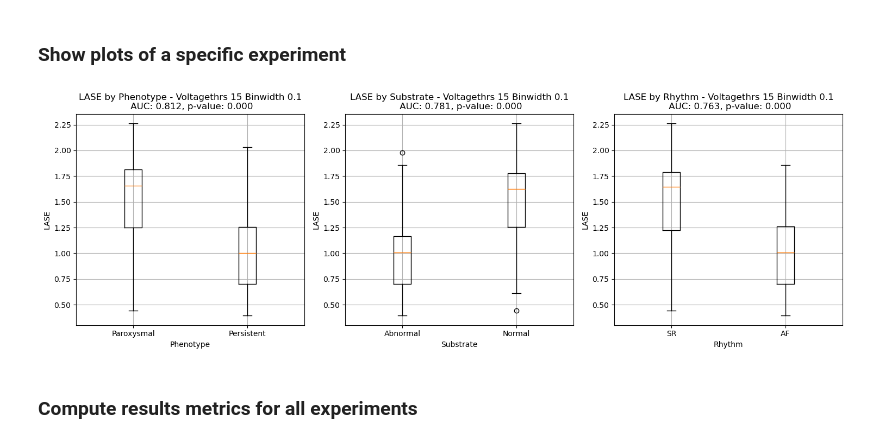
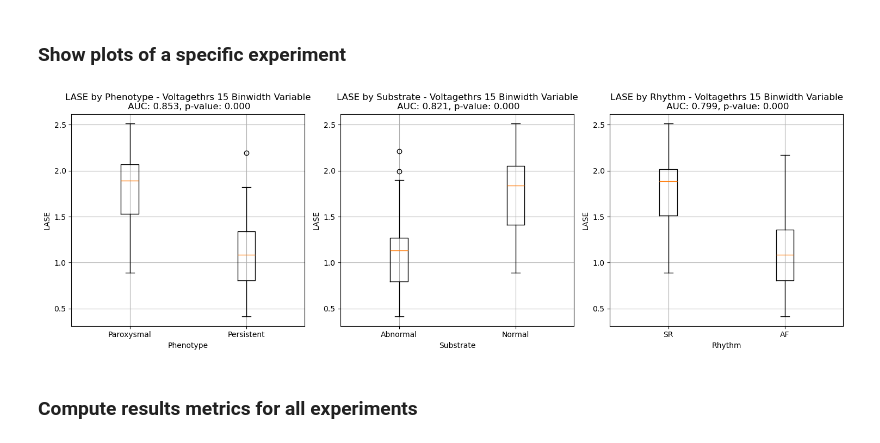
Before and after one commit to FilippoUslenghi/LA_entropy, a Jupyter notebook: results.ipynb, the cells around one changed output. Cells and saved outputs as stored; diff of their text form; code cells hidden in the pictures.

Commit message:
updated plots

```diff
--- a/results.ipynb
+++ b/results.ipynb
@@ -76,7 +76,7 @@ patients_df
 ### Show plots of a specific experiment
 # %%
 results_dir = "results"
-experiment_name = "voltageThrs_15_binWidth_0.1"
+experiment_name = "voltageThrs_15_binWidth_variable"
 results_path = os.path.join(results_dir, experiment_name, "results.json")
 
 with open(results_path, "r") as f:
@@ -112,34 +112,34 @@ plt.figure(figsize=(15, 5))
 plt.subplot(1, 3, 1)
 plt.boxplot(
     [paroxysmal_lase, persistent_lase],
     tick_labels=["Paroxysmal", "Persistent"],
 )
 plt.title(f"LASE by Phenotype - {experiment_name.replace('_', ' ').title()}\n AUC: {roc_auc_score(results_df['Phenotype'].apply(lambda x: 1 if x == 'Paroxysmal' else 0), y_pred):.3f}, p-value: {ttest_ind(paroxysmal_lase, persistent_lase, equal_var=False, alternative='greater').pvalue:.3f}")  # type: ignore
 plt.ylabel("LASE")
 plt.xlabel("Phenotype")
 plt.grid()
 plt.subplot(1, 3, 2)
 plt.boxplot(
     [abnormal_lase, normal_lase],
     tick_labels=["Abnormal", "Normal"],
 )
 plt.title(f"LASE by Substrate - {experiment_name.replace('_', ' ').title()}\n AUC: {roc_auc_score(results_df['Substrate'].apply(lambda x: 1 if x == 'Normal' else 0), y_pred):.3f}, p-value: {ttest_ind(abnormal_lase, normal_lase, equal_var=False, alternative='less').pvalue:.3f}")  # type: ignore
 plt.ylabel("LASE")
 plt.xlabel("Substrate")
 plt.grid()
 plt.subplot(1, 3, 3)
 plt.boxplot(
     [SR_lase, AF_lase],
     tick_labels=["SR", "AF"],
 )
 plt.title(f"LASE by Rhythm - {experiment_name.replace('_', ' ').title()}\n AUC: {roc_auc_score(results_df['Rhythm'].apply(lambda x: 1 if x == 'SR' else 0), y_pred):.3f}, p-value: {ttest_ind(SR_lase, AF_lase, equal_var=False, alternative='greater').pvalue:.3f}")  # type: ignore
 plt.ylabel("LASE")
 plt.xlabel("Rhythm")
 plt.grid()
 plt.tight_layout()
 plt.show()
 # %% [output]
-[figure, old version]
+[figure, new version]
 # %% [markdown]
 ### Compute results metrics for all experiments
 # %%
```
